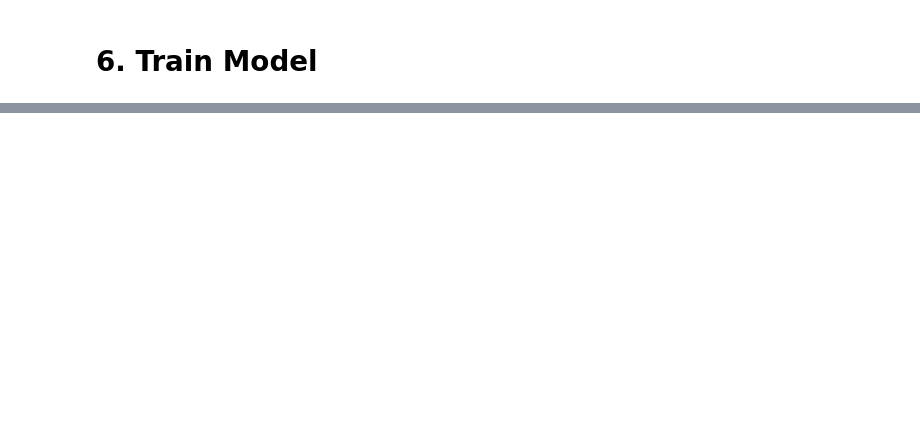
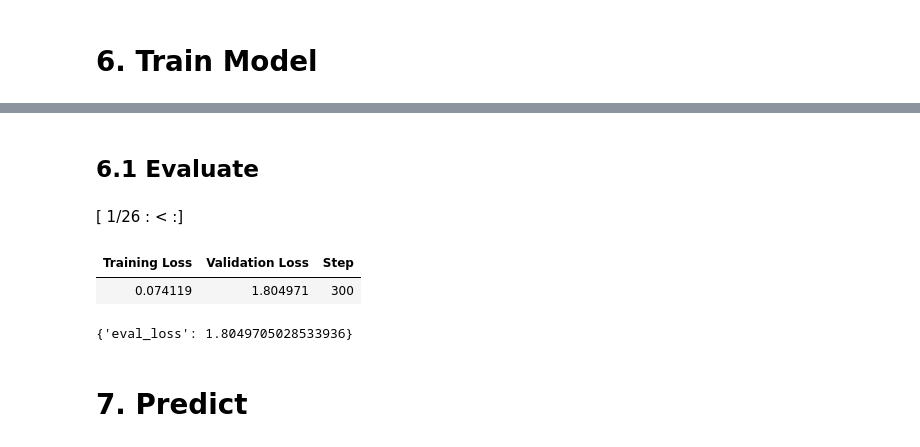
Before and after one commit to chiisana-riryi/kelompok-7-pba, a Jupyter notebook: week5/fine_tuned_bert_sentiment_analysis.ipynb, the cells around one changed output, grey strips where cells are left out. Saved outputs shown, nothing was run; the diff lists cells and outputs as text; code cells hidden in the pictures; blank space fills up the shorter version.

```diff
--- a/week5/fine_tuned_bert_sentiment_analysis.ipynb
+++ b/week5/fine_tuned_bert_sentiment_analysis.ipynb
@@ -144,0 +179,11 @@ trainer.train()
+# %% [markdown]
+## 6.1 Evaluate
+# %%
+trainer.evaluate()
+# %% [output]
+[ 1/26 : < :]
+| Training Loss | Validation Loss | Step |
+| 0.074119 | 1.804971 | 300 |
+{'eval_loss': 1.8049705028533936}
+# %% [markdown]
+# 7. Predict
```
Also changed, not shown: parts of 16 cells of this notebook, 1 other file.
